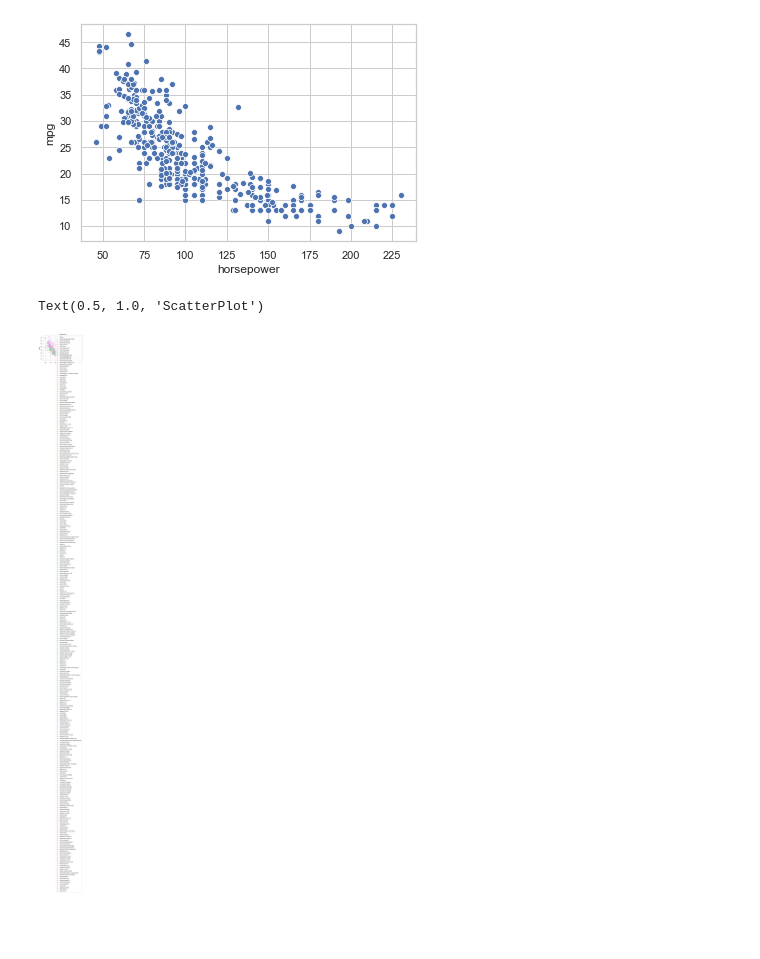
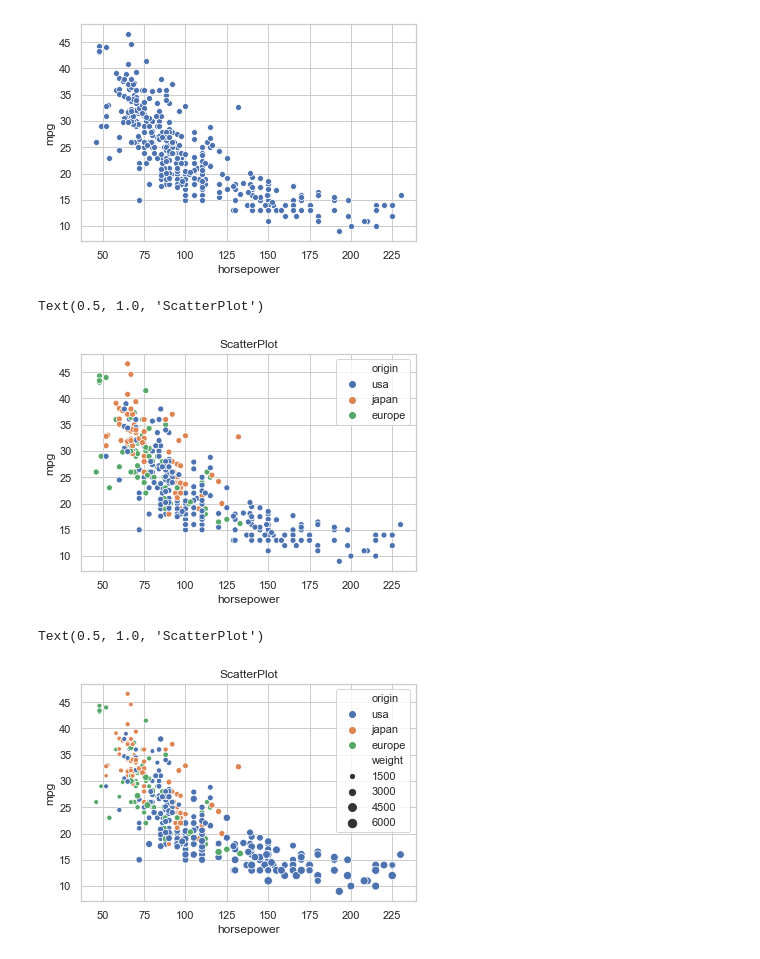
Before and after one commit to manasa-rajesh/Python-for-DataScience, a Jupyter notebook: Seaborn.ipynb, the cells around one changed output. Cells and saved outputs as stored; diff of their text form; code cells hidden in the pictures; blank space fills up the shorter version.

```diff
--- a/Seaborn.ipynb
+++ b/Seaborn.ipynb
@@ -26,7 +26,12 @@ sns.scatterplot(x="horsepower",y="mpg",data=mpg)
 <matplotlib.axes._subplots.AxesSubplot at 0x...>
 [figure]
 # %%
-sns.scatterplot(x="horsepower",y="mpg",data=mpg,hue='name').set_title("ScatterPlot")
+sns.scatterplot(x="horsepower",y="mpg",data=mpg,hue='origin').set_title("ScatterPlot")
 # %% [output]
 Text(0.5, 1.0, 'ScatterPlot')
-[figure, old version]
+[figure, new version]
+# %%
+sns.scatterplot(x="horsepower",y="mpg",data=mpg,hue='origin',size='weight').set_title("ScatterPlot")
+# %% [output]
+Text(0.5, 1.0, 'ScatterPlot')
+[figure, added]
```
Also changed, not shown: parts of 2 cells of this notebook.
